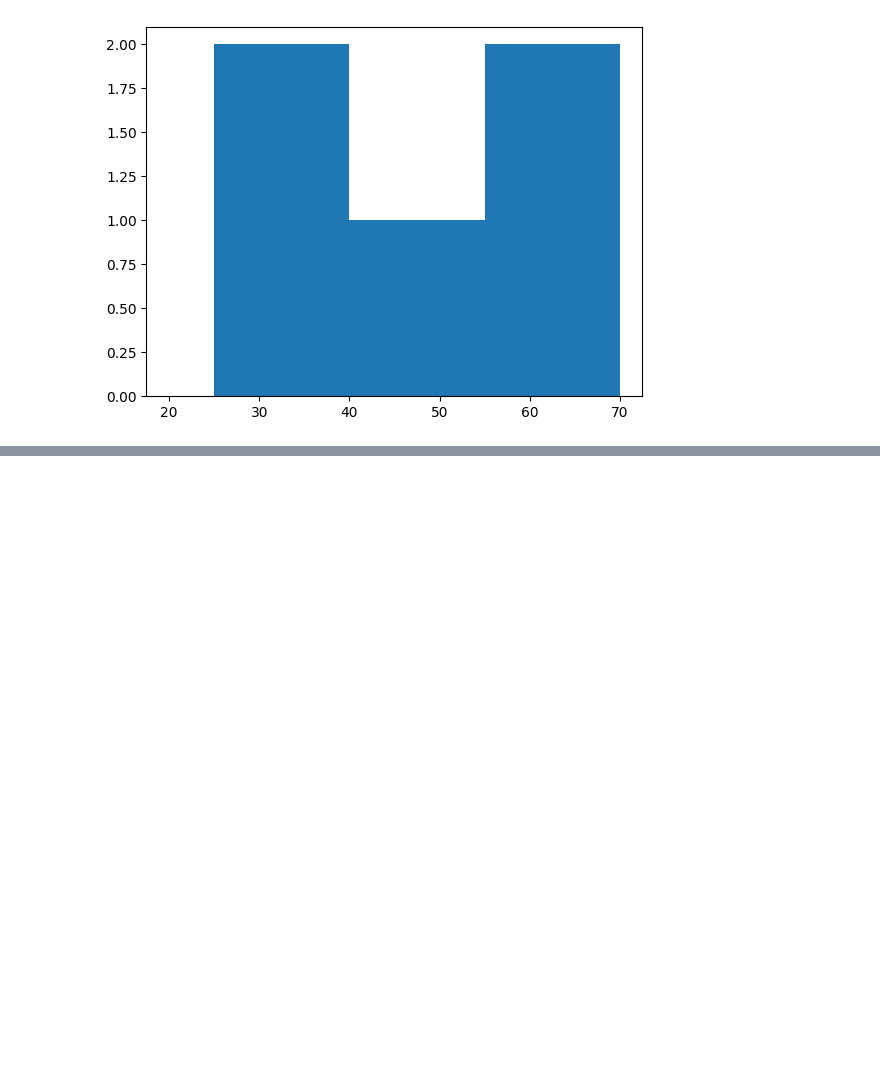
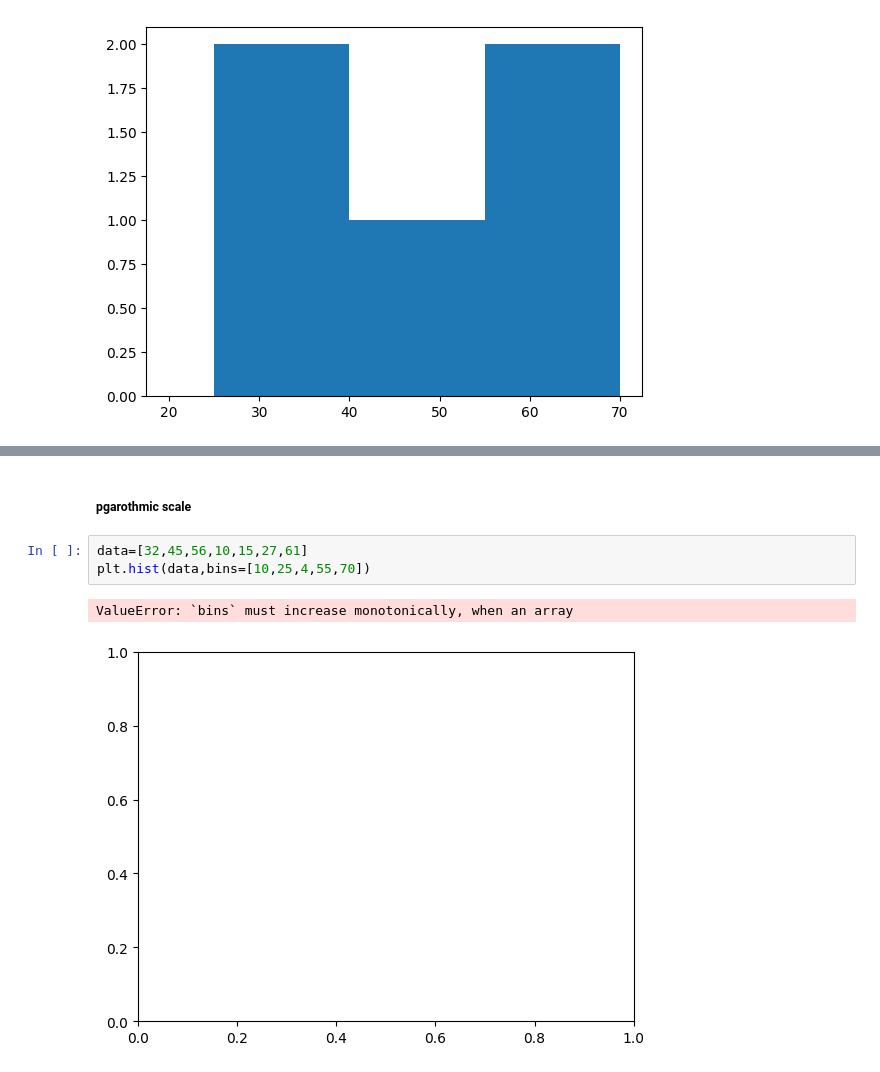
Before and after one commit to pranavsirsufale/attendance_system, a Jupyter notebook: pythoncode/visualization_python.ipynb, the cells around one changed output, grey strips where cells are left out. Saved outputs shown, nothing was run; the diff lists cells and outputs as text; blank space fills up the shorter version.

```diff
--- a/pythoncode/visualization_python.ipynb
+++ b/pythoncode/visualization_python.ipynb
@@ -419,0 +443,8 @@ plt.hist(data , bins = [20 , 25 , 40 , 55 , 70 ])
+# %% [markdown]
+##### pgarothmic scale
+# %%
+data=[32,45,56,10,15,27,61]
+plt.hist(data,bins=[10,25,4,55,70])
+# %% [output]
+ValueError: `bins` must increase monotonically, when an array
+[figure, added]
```
Also changed, not shown: parts of 54 cells of this notebook, 2 other files.
